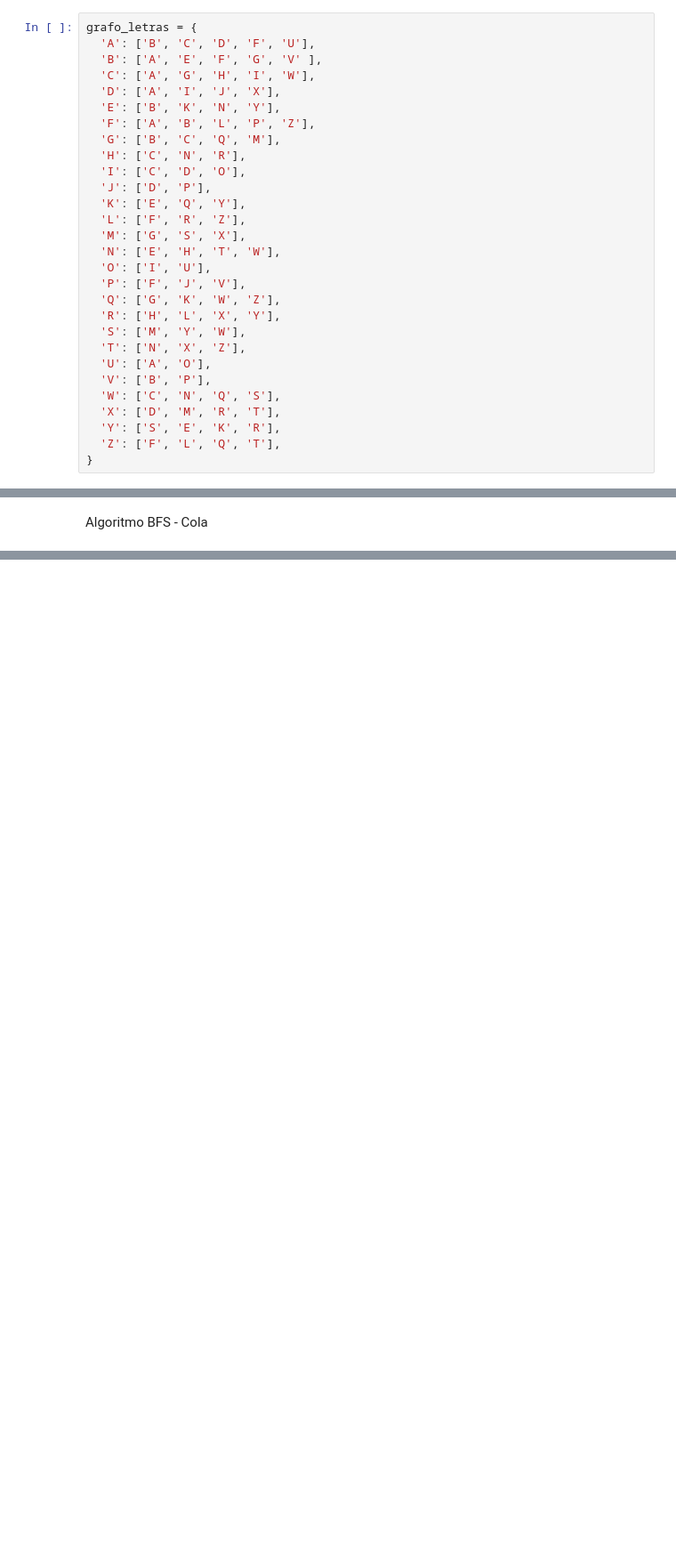
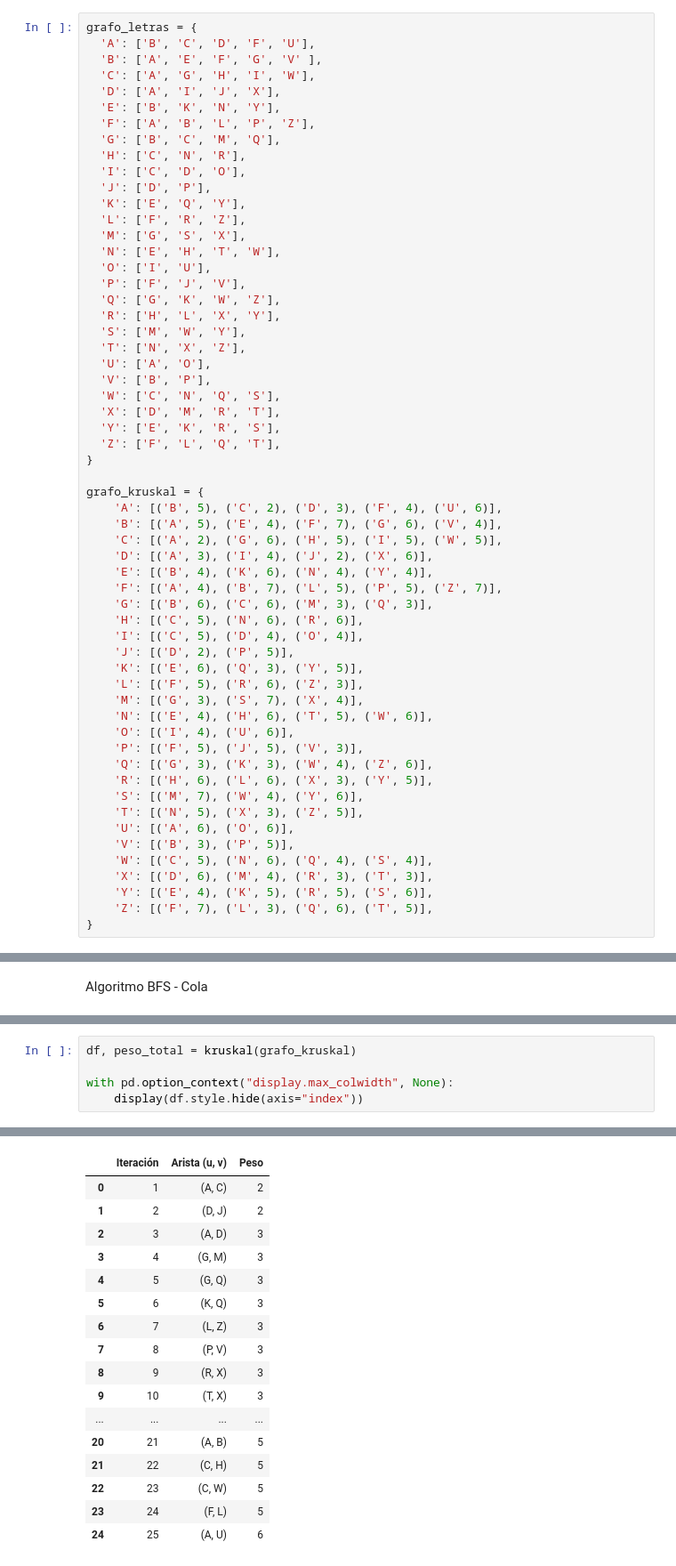
Before and after one commit to pepeul1191/grafos-estructuras-discretas, a Jupyter notebook: app.ipynb, the cells around one changed output, grey strips where cells are left out. Shown at 89% size. Cells and saved outputs as stored; diff of their text form; blank space fills up the shorter version.

Commit message:
algoritmode kruskal

```diff
--- a/app.ipynb
+++ b/app.ipynb
@@ -144,7 +237,7 @@ grafo_letras = {
   'D': ['A', 'I', 'J', 'X'],
   'E': ['B', 'K', 'N', 'Y'],
   'F': ['A', 'B', 'L', 'P', 'Z'],
-  'G': ['B', 'C', 'Q', 'M'],
+  'G': ['B', 'C', 'M', 'Q'],
   'H': ['C', 'N', 'R'],
   'I': ['C', 'D', 'O'],
   'J': ['D', 'P'],
@@ -156,15 +249,44 @@ grafo_letras = {
   'P': ['F', 'J', 'V'],
   'Q': ['G', 'K', 'W', 'Z'],
   'R': ['H', 'L', 'X', 'Y'],
-  'S': ['M', 'Y', 'W'],
+  'S': ['M', 'W', 'Y'],
   'T': ['N', 'X', 'Z'],
   'U': ['A', 'O'],
   'V': ['B', 'P'],
   'W': ['C', 'N', 'Q', 'S'],
   'X': ['D', 'M', 'R', 'T'],
-  'Y': ['S', 'E', 'K', 'R'],
+  'Y': ['E', 'K', 'R', 'S'],
   'Z': ['F', 'L', 'Q', 'T'],
 }
+
+grafo_kruskal = {
+    'A': [('B', 5), ('C', 2), ('D', 3), ('F', 4), ('U', 6)],
+    'B': [('A', 5), ('E', 4), ('F', 7), ('G', 6), ('V', 4)],
+    'C': [('A', 2), ('G', 6), ('H', 5), ('I', 5), ('W', 5)],
+    'D': [('A', 3), ('I', 4), ('J', 2), ('X', 6)],
+    'E': [('B', 4), ('K', 6), ('N', 4), ('Y', 4)],
+    'F': [('A', 4), ('B', 7), ('L', 5), ('P', 5), ('Z', 7)],
+    'G': [('B', 6), ('C', 6), ('M', 3), ('Q', 3)],
+    'H': [('C', 5), ('N', 6), ('R', 6)],
+    'I': [('C', 5), ('D', 4), ('O', 4)],
+    'J': [('D', 2), ('P', 5)],
+    'K': [('E', 6), ('Q', 3), ('Y', 5)],
+    'L': [('F', 5), ('R', 6), ('Z', 3)],
+    'M': [('G', 3), ('S', 7), ('X', 4)],
+    'N': [('E', 4), ('H', 6), ('T', 5), ('W', 6)],
+    'O': [('I', 4), ('U', 6)],
+    'P': [('F', 5), ('J', 5), ('V', 3)],
+    'Q': [('G', 3), ('K', 3), ('W', 4), ('Z', 6)],
+    'R': [('H', 6), ('L', 6), ('X', 3), ('Y', 5)],
+    'S': [('M', 7), ('W', 4), ('Y', 6)],
+    'T': [('N', 5), ('X', 3), ('Z', 5)],
+    'U': [('A', 6), ('O', 6)],
+    'V': [('B', 3), ('P', 5)],
+    'W': [('C', 5), ('N', 6), ('Q', 4), ('S', 4)],
+    'X': [('D', 6), ('M', 4), ('R', 3), ('T', 3)],
+    'Y': [('E', 4), ('K', 5), ('R', 5), ('S', 6)],
+    'Z': [('F', 7), ('L', 3), ('Q', 6), ('T', 5)],
+}
 # %% [markdown]
 Algoritmo DFS - Pila
 # %%
@@ -217,0 +342,6 @@ with pd.option_context("display.max_colwidth", None):
+# %%
+df, peso_total = kruskal(grafo_kruskal)
+
+with pd.option_context("display.max_colwidth", None):
+    display(df.style.hide(axis="index"))
+# %% [output]
@@ -217,0 +349,17 @@ with pd.option_context("display.max_colwidth", None):
+|  | Iteración | Arista (u, v) | Peso |
+| 0 | 1 | (A, C) | 2 |
+| 1 | 2 | (D, J) | 2 |
+| 2 | 3 | (A, D) | 3 |
+| 3 | 4 | (G, M) | 3 |
+| 4 | 5 | (G, Q) | 3 |
+| 5 | 6 | (K, Q) | 3 |
+| 6 | 7 | (L, Z) | 3 |
+| 7 | 8 | (P, V) | 3 |
+| 8 | 9 | (R, X) | 3 |
+| 9 | 10 | (T, X) | 3 |
+| ... | ... | ... | ... |
+| 20 | 21 | (A, B) | 5 |
+| 21 | 22 | (C, H) | 5 |
+| 22 | 23 | (C, W) | 5 |
+| 23 | 24 | (F, L) | 5 |
+| 24 | 25 | (A, U) | 6 |
```
Also changed, not shown: parts of 4 cells of this notebook.
